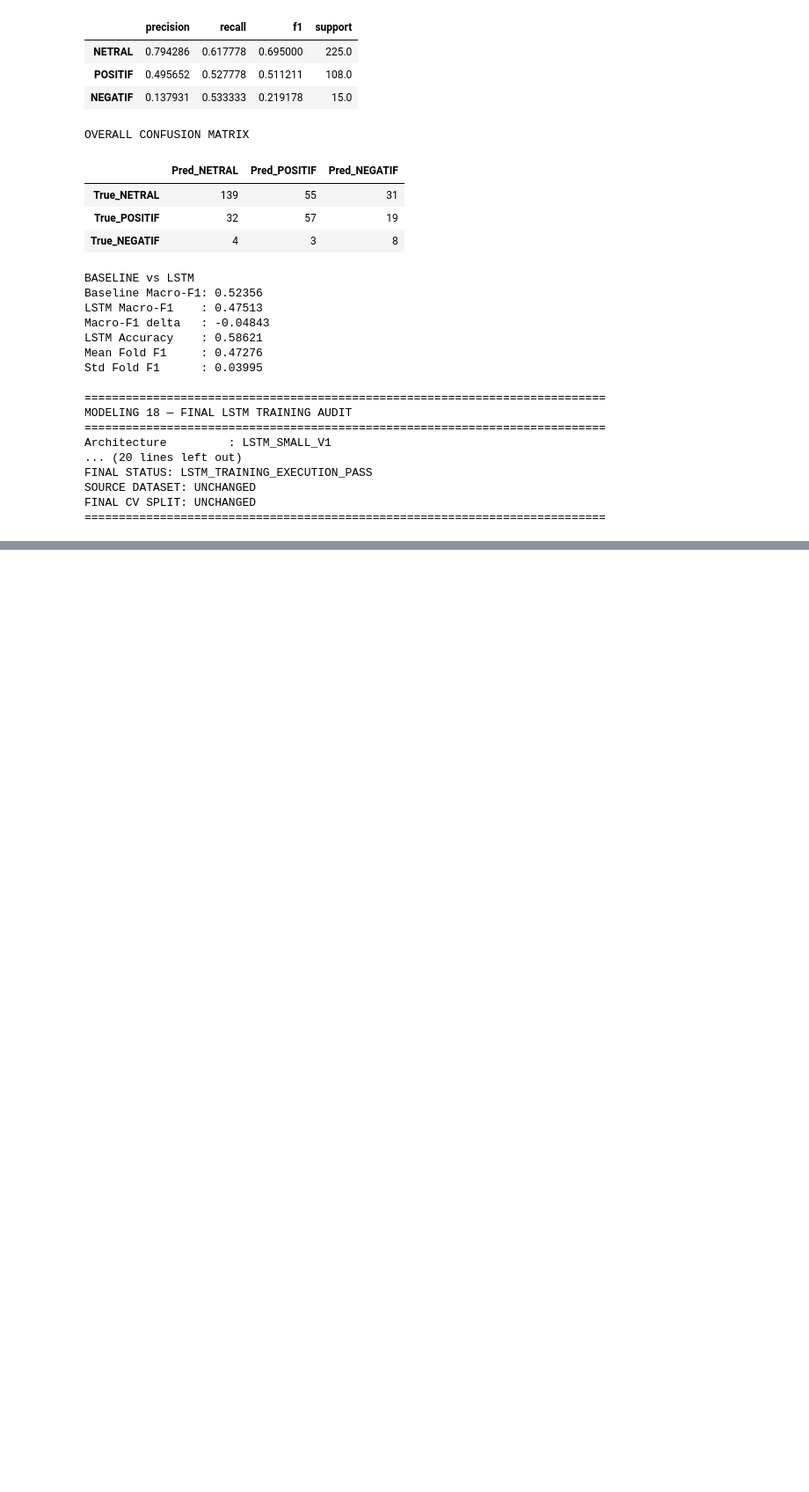
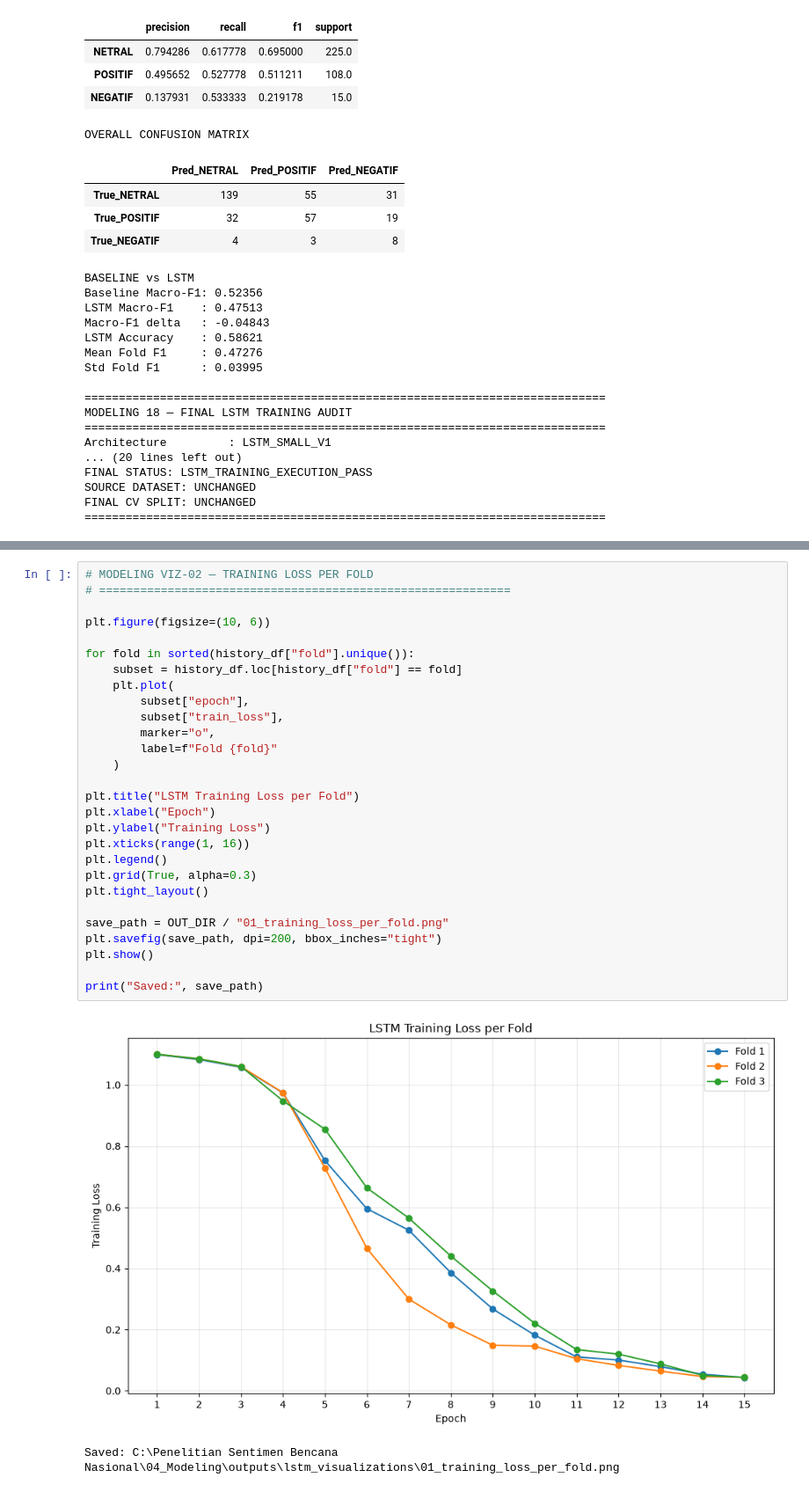
Before and after one commit to YusakSR/Penelitian-Sentimen-Bencana-Nasional, a Jupyter notebook: 04_Modeling/04_modeling.ipynb, the cells around one changed output, grey strips where cells are left out. Shown at 88% size. Cells and saved outputs as stored; diff of their text form; blank space fills up the shorter version.

Commit message:
Visual Modeling

```diff
--- a/04_Modeling/04_modeling.ipynb
+++ b/04_Modeling/04_modeling.ipynb
@@ -16947,0 +17076,31 @@ FINAL CV SPLIT: UNCHANGED
+# %%
+# MODELING VIZ-02 — TRAINING LOSS PER FOLD
+# ============================================================
+
+plt.figure(figsize=(10, 6))
+
+for fold in sorted(history_df["fold"].unique()):
+    subset = history_df.loc[history_df["fold"] == fold]
+    plt.plot(
+        subset["epoch"],
+        subset["train_loss"],
+        marker="o",
+        label=f"Fold {fold}"
+    )
+
+plt.title("LSTM Training Loss per Fold")
+plt.xlabel("Epoch")
+plt.ylabel("Training Loss")
+plt.xticks(range(1, 16))
+plt.legend()
+plt.grid(True, alpha=0.3)
+plt.tight_layout()
+
+save_path = OUT_DIR / "01_training_loss_per_fold.png"
+plt.savefig(save_path, dpi=200, bbox_inches="tight")
+plt.show()
+
+print("Saved:", save_path)
+# %% [output]
+[figure, added]
+Saved: C:\Penelitian Sentimen Bencana Nasional\04_Modeling\outputs\lstm_visualizations\01_training_loss_per_fold.png
```
Also changed, not shown: parts of 9 cells of this notebook, 9 other files.
